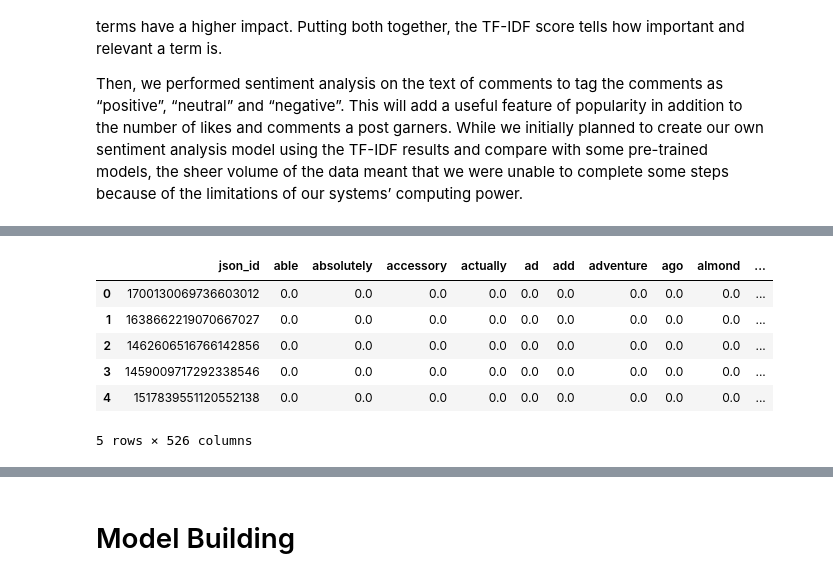
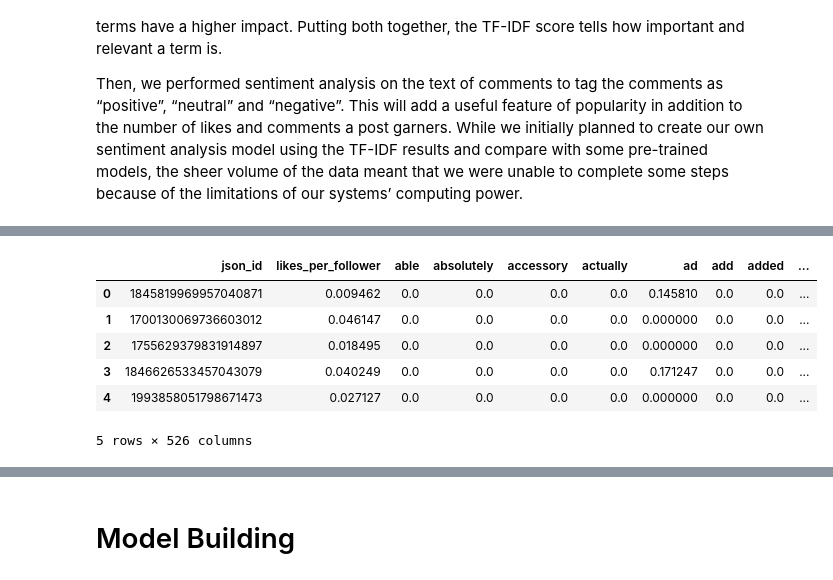
Before and after one commit to chouche7/Instagram-Caption-Analysis, a Jupyter notebook: instagram_nlp_final.ipynb, the cells around one changed output, grey strips where cells are left out. Cells and saved outputs as stored; diff of their text form; code cells hidden in the pictures.

```diff
--- a/instagram_nlp_final.ipynb
+++ b/instagram_nlp_final.ipynb
@@ -204,6 +213,6 @@ df1.head()
 # %%
-# dataset is too big and we are going to sample 50% of it at random
+# dataset is too big and long to run, so we are going to sample 10% of it at random
 df1_sampled = df1.sample(math.floor(df1.shape[0] * 0.1), random_state = 0)
-df1_sampled.drop_duplicates(subset=['id'], inplace = True)
+df1_sampled.drop_duplicates(subset=['json_id'], inplace = True)
 df1_sampled.shape
 # %% [output]
@@ -211,6 +236,4 @@ df1_sampled.shape
 # %%
-df1_sampled = df1_sampled.iloc[:,2:]
-df1_sampled = df1_sampled.rename(columns={"id": "json_id", "Captions": "caption"})
 df1_sampled = df1_sampled.loc[df1_sampled["caption"].isnull() != True ]
 df1_sampled = df1_sampled.loc[df1_sampled["caption"] != None]
 # %% [markdown]
@@ -315,6 +338,5 @@ df_tfifd.sort_values(by=["tfidf"],ascending=False)
 #word_vectors = tf_idf.fit_transform(df1_sampled["caption"])
 df1_sampled.reset_index(drop=True, inplace=True)
 word_vectors = pd.DataFrame(tf_idf_vector, columns = feature_names)
-final_data = pd.concat([df1_sampled["json_id"], word_vectors], axis=1)
-
-final_data.head()
+df1_sampled = pd.concat([df1_sampled[["json_id", "likes_per_follower"]]
+                        , word_vectors], axis=1)
@@ -329,5 +343,2 @@ final_data.head()
 # %%
-#df1_sampled.rename(columns={ df1_sampled.columns[0]: "json_id" }, inplace = True)
-
-final_data = final_data.merge(posts_influ_df, how='inner', on= "json_id")
-final_data.head()
+df1_sampled = df1_sampled.merge(posts_influ_df, how ='inner', on = "json_id")
@@ -368,14 +349,14 @@ likes = likes.rename(columns={"id": "json_id", "edge_media_preview_like_count":
 # %%
-final_data = final_data.merge(likes, how = "left", on= "json_id")
-final_data["followers"] = final_data["followers"].astype(int)
-final_data["likes_per_follower"] = final_data["likes_per_follower"]/final_data["followers"]
-final_data.head()
+#final_data = final_data.merge(likes, how = "left", on= "json_id")
+df1_sampled["followers"] = df1_sampled["followers"].astype(int)
+df1_sampled["likes_per_follower"] = df1_sampled["likes_per_follower"]/df1_sampled["followers"]
+df1_sampled.head()
 # %% [output]
-|  | json_id | able | absolutely | accessory | actually | ad | add | adventure | ago | almond | ... |
-| 0 | 1700130069736603012 | 0.0 | 0.0 | 0.0 | 0.0 | 0.0 | 0.0 | 0.0 | 0.0 | 0.0 | ... |
-| 1 | 1638662219070667027 | 0.0 | 0.0 | 0.0 | 0.0 | 0.0 | 0.0 | 0.0 | 0.0 | 0.0 | ... |
-| 2 | 1462606516766142856 | 0.0 | 0.0 | 0.0 | 0.0 | 0.0 | 0.0 | 0.0 | 0.0 | 0.0 | ... |
-| 3 | 1459009717292338546 | 0.0 | 0.0 | 0.0 | 0.0 | 0.0 | 0.0 | 0.0 | 0.0 | 0.0 | ... |
-| 4 | 1517839551120552138 | 0.0 | 0.0 | 0.0 | 0.0 | 0.0 | 0.0 | 0.0 | 0.0 | 0.0 | ... |
+|  | json_id | likes_per_follower | able | absolutely | accessory | actually | ad | add | added | ... |
+| 0 | 1845819969957040871 | 0.009462 | 0.0 | 0.0 | 0.0 | 0.0 | 0.145810 | 0.0 | 0.0 | ... |
+| 1 | 1700130069736603012 | 0.046147 | 0.0 | 0.0 | 0.0 | 0.0 | 0.000000 | 0.0 | 0.0 | ... |
+| 2 | 1755629379831914897 | 0.018495 | 0.0 | 0.0 | 0.0 | 0.0 | 0.000000 | 0.0 | 0.0 | ... |
+| 3 | 1846626533457043079 | 0.040249 | 0.0 | 0.0 | 0.0 | 0.0 | 0.171247 | 0.0 | 0.0 | ... |
+| 4 | 1993858051798671473 | 0.027127 | 0.0 | 0.0 | 0.0 | 0.0 | 0.000000 | 0.0 | 0.0 | ... |
 5 rows × 526 columns
 # %%
```
Also changed, not shown: parts of 64 cells of this notebook.
